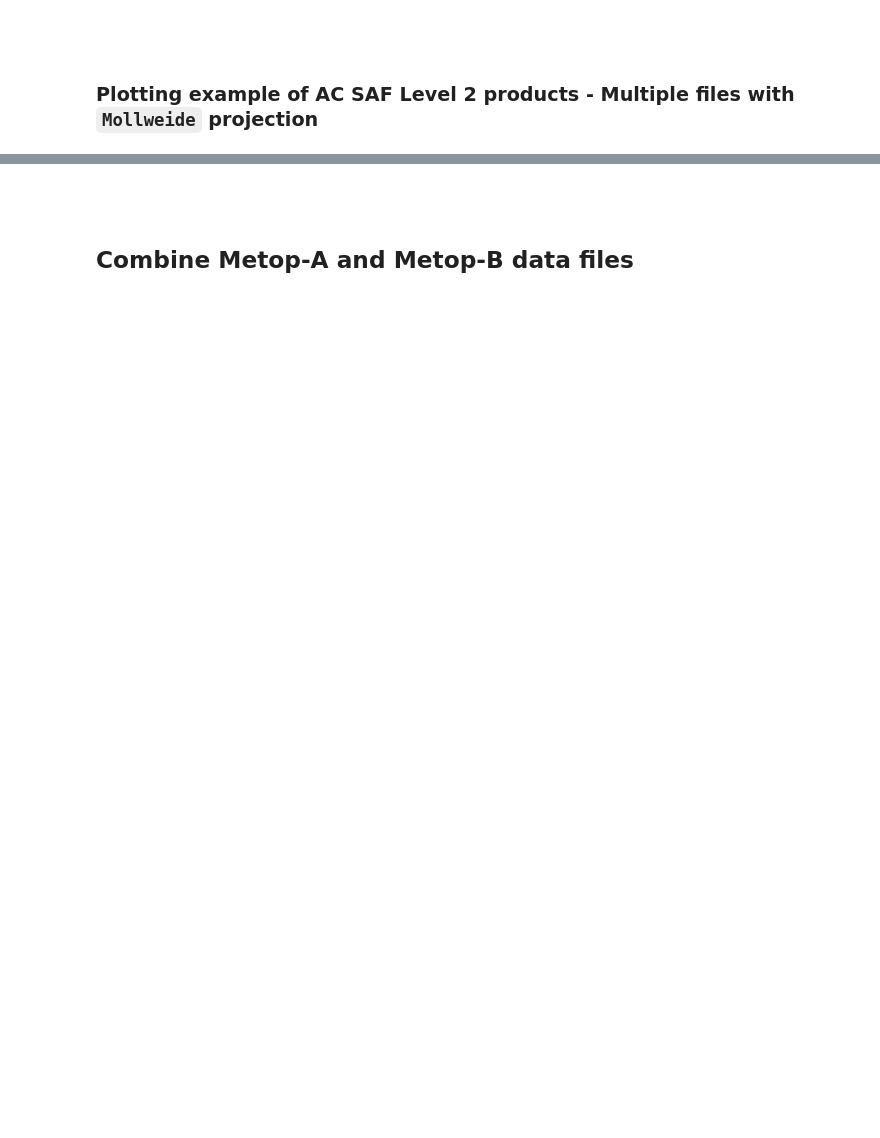
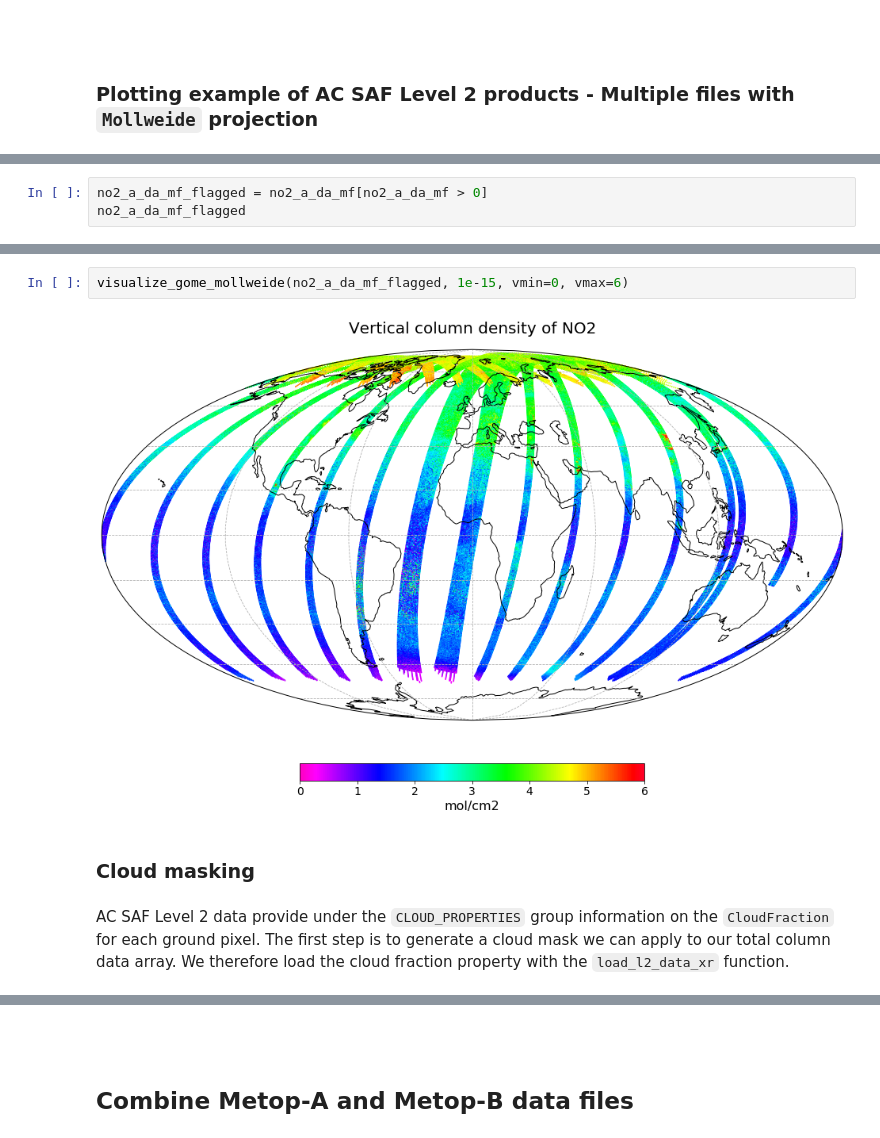
Before and after one commit to federicofierli1/LTPy_Notebooks_satellite_copernicus, a Jupyter notebook: 21_ltpy_v01_AC_SAF_L2_data.ipynb, the cells around one changed output, grey strips where cells are left out. Cells and saved outputs as stored; diff of their text form; blank space fills up the shorter version.

```diff
--- a/21_ltpy_v01_AC_SAF_L2_data.ipynb
+++ b/21_ltpy_v01_AC_SAF_L2_data.ipynb
@@ -282,0 +361,3 @@ visualize_gome_l2(no2_a_da_mf, ccrs.Mollweide())
+# %%
+no2_a_da_mf_flagged = no2_a_da_mf[no2_a_da_mf > 0]
+no2_a_da_mf_flagged
@@ -282,0 +379,8 @@ visualize_gome_l2(no2_a_da_mf, ccrs.Mollweide())
+# %%
+visualize_gome_mollweide(no2_a_da_mf_flagged, 1e-15, vmin=0, vmax=6)
+# %% [output]
+[figure, added]
+# %% [markdown]
+### Cloud masking
+# %% [markdown]
+AC SAF Level 2 data provide under the `CLOUD_PROPERTIES` group information on the `CloudFraction` for each ground pixel. The first step is to generate a cloud mask we can apply to our total column data array. We therefore load the cloud fraction property with the `load_l2_data_xr` function.
```
Also changed, not shown: parts of 62 cells of this notebook, 8 other files.
